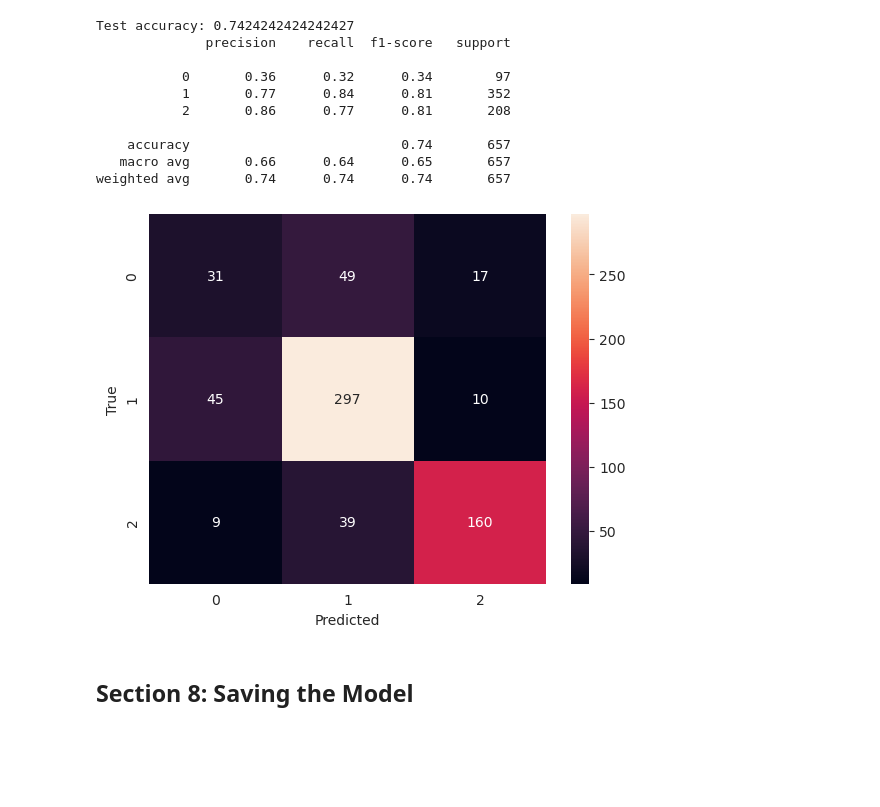
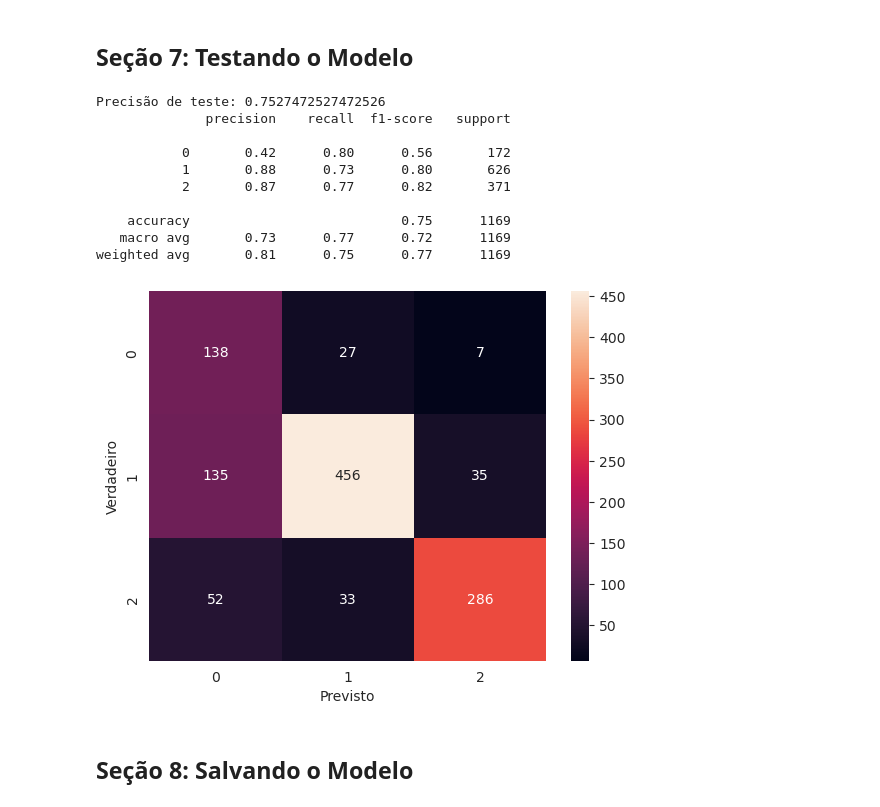
Before and after one commit to LucasJLBraz/DataScience_Mandacaru, a Jupyter notebook: Lucas Braz/BERT_CV_OTIMIN.ipynb, the cells around one changed output. Drawn from its saved outputs; the diff is of its cells as text; code cells hidden in the pictures; blank space fills up the shorter version.

```diff
--- a/Lucas Braz/BERT_CV_OTIMIN.ipynb
+++ b/Lucas Braz/BERT_CV_OTIMIN.ipynb
@@ -23,7 +136,5 @@ labels = encoder.fit_transform(df.Sentiment)
 # %%
-# Remove rows with null values
-df = df.dropna()
-
-# Tokenization
+# Tokenização
 tokenizer = transformers.BertTokenizer.from_pretrained('bert-base-uncased')
-X_train, X_test_final, y_train, y_test_final = train_test_split(df.Sentence.values, labels, test_size=0.1, stratify=df.Sentiment.values)
+# X_train, X_test_final, y_train, y_test_final = train_test_split(df.Sentence.values, labels, test_size=0.1,
+                                                                # stratify=df.Sentiment.values)
@@ -65,9 +203,8 @@ class SentimentModel(nn.Module):
     def __init__(self, n_class):
         super(SentimentModel, self).__init__()
         self.bert = BertModel.from_pretrained("bert-base-uncased")
-        self.drop = nn.Dropout(0.3)
+        self.drop = nn.Dropout(0.5)
         self.out = nn.Linear(self.bert.config.hidden_size, n_class)
-        # self.softmax = nn.Softmax(dim=1)
 
     def forward(self, input_ids, attention_mask):
         _, pooled_output = self.bert(input_ids, attention_mask, return_dict=False)
@@ -222,45 +366,54 @@ plt.show()
+# %% [markdown]
+## Seção 7: Testando o Modelo
 # %%
-# Testing
+# Testando
 model.eval()
-test_acc = accuracy(test_dataloader, model)
-print(f"Test accuracy: {test_acc}")
 
-# Metrics for classification, use this to get precision, recall, f2 from sklearn.metrics import classification_report, using cpu.
+# Datagen e Dataloader para teste_final
+test_final_data = Datagen(X_test_final, y_test_final, tokenizer, 50)
+test_final_dataloader = DataLoader(test_final_data, batch_size=15, num_workers=2)
+
+
+
+test_acc = accuracy(test_final_dataloader, model)
+print(f"Precisão de teste: {test_acc}")
+
+# Métricas para classificação, use isso para obter precisão, recall, f2 de sklearn.metrics import classification_report, usando cpu.
 from sklearn.metrics import classification_report
 
 y_pred = []
 y_true = []
-for inputs in test_dataloader:
+for inputs in test_final_dataloader:
     to_cuda = lambda x: x.to(torch.device('cuda'), non_blocking=True).long()
     input_ids, attention_mask, target = list(map(to_cuda, inputs.values()))
 
     outputs = model(input_ids, attention_mask)
     prediction = outputs.argmax(dim=1)
     y_pred.extend(prediction.cpu().numpy())
     y_true.extend(target.cpu().numpy())
 
 print(classification_report(y_true, y_pred))
-# Confusion Matrix
+# Matriz de Confusão
 from sklearn.metrics import confusion_matrix
 import seaborn as sns
 
 cm = confusion_matrix(y_true, y_pred)
 sns.heatmap(cm, annot=True, fmt='d')
-plt.xlabel('Predicted')
-plt.ylabel('True')
+plt.xlabel('Previsto')
+plt.ylabel('Verdadeiro')
 plt.show()
 # %% [output]
-Test accuracy: 0.7424242424242427
+Precisão de teste: 0.7527472527472526
               precision    recall  f1-score   support
 
-           0       0.36      0.32      0.34        97
-           1       0.77      0.84      0.81       352
-           2       0.86      0.77      0.81       208
+           0       0.42      0.80      0.56       172
+           1       0.88      0.73      0.80       626
+           2       0.87      0.77      0.82       371
 
-    accuracy                           0.74       657
-   macro avg       0.66      0.64      0.65       657
-weighted avg       0.74      0.74      0.74       657
+    accuracy                           0.75      1169
+   macro avg       0.73      0.77      0.72      1169
+weighted avg       0.81      0.75      0.77      1169
-[figure, old version]
+[figure, new version]
-# %% [markdown]
-## Section 8: Saving the Model
+# %% [markdown]
+## Seção 8: Salvando o Modelo
 # %%
```
Also changed, not shown: parts of 32 cells of this notebook.
